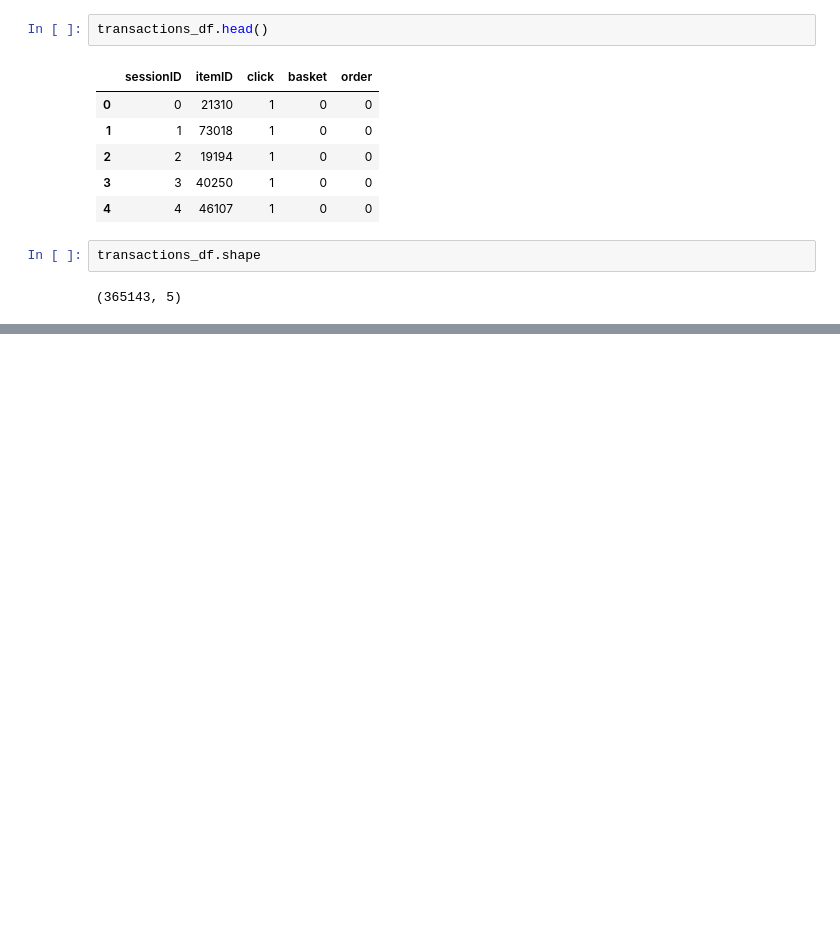
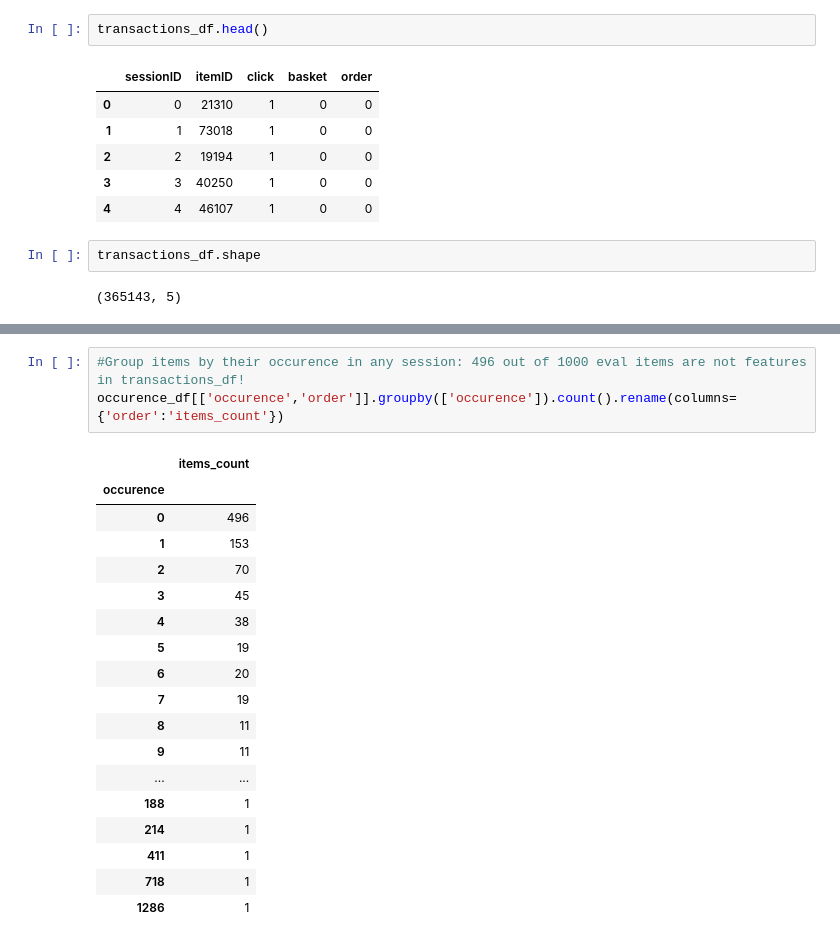
Before and after one commit to manu675/Data_Mining_Cup_Prudsys_21, a Jupyter notebook: data_exploration.ipynb, the cells around one changed output, grey strips where cells are left out. Saved outputs shown, nothing was run; the diff lists cells and outputs as text; blank space fills up the shorter version.

```diff
--- a/data_exploration.ipynb
+++ b/data_exploration.ipynb
@@ -102,0 +170,22 @@ transactions_df.shape
+# %%
+#Group items by their occurence in any session: 496 out of 1000 eval items are not features in transactions_df!
+occurence_df[['occurence','order']].groupby(['occurence']).count().rename(columns={'order':'items_count'})
+# %% [output]
+|  | items_count |
+| occurence |  |
+| 0 | 496 |
+| 1 | 153 |
+| 2 | 70 |
+| 3 | 45 |
+| 4 | 38 |
+| 5 | 19 |
+| 6 | 20 |
+| 7 | 19 |
+| 8 | 11 |
+| 9 | 11 |
+| ... | ... |
+| 188 | 1 |
+| 214 | 1 |
+| 411 | 1 |
+| 718 | 1 |
+| 1286 | 1 |
```
Also changed, not shown: parts of 11 cells of this notebook.
